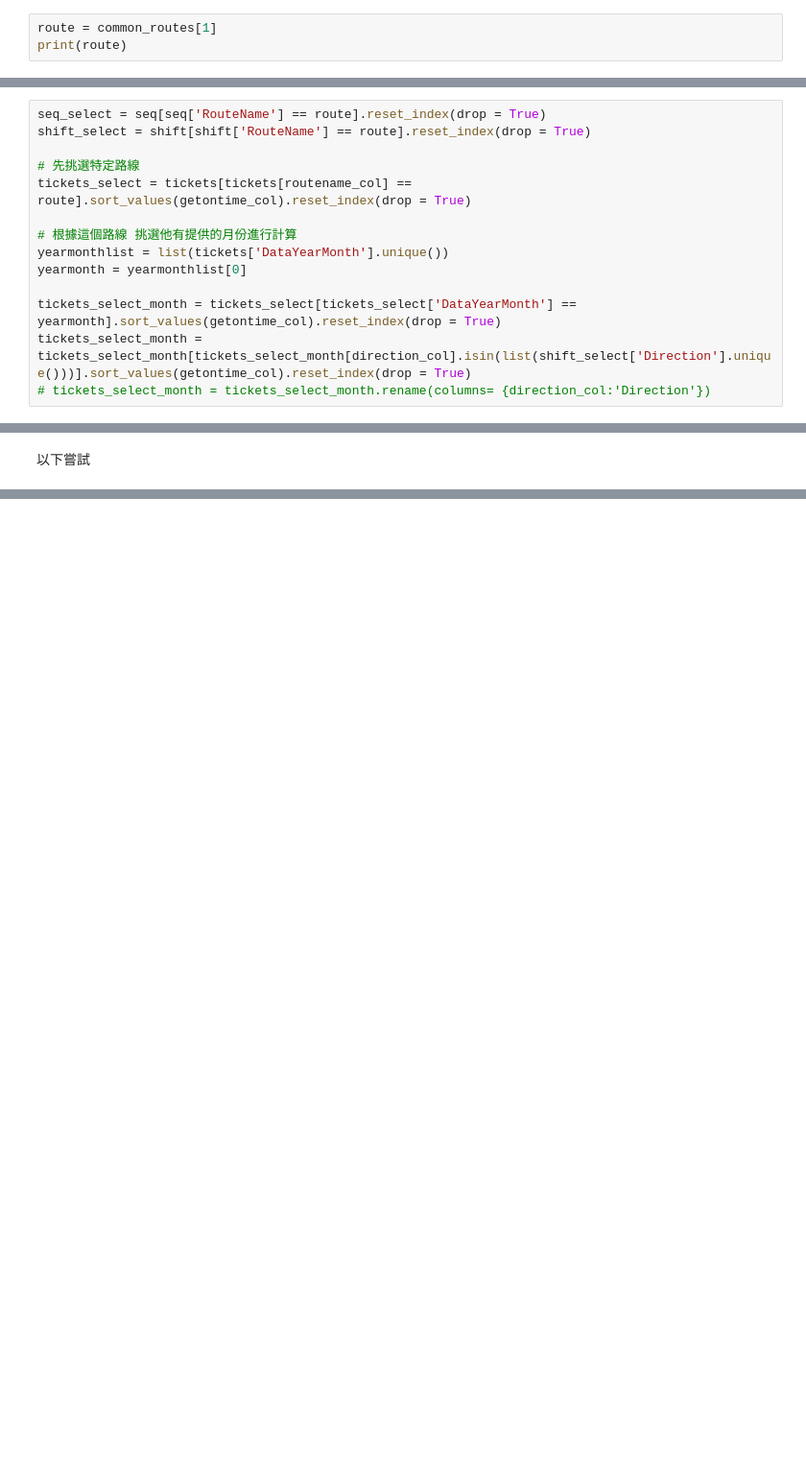
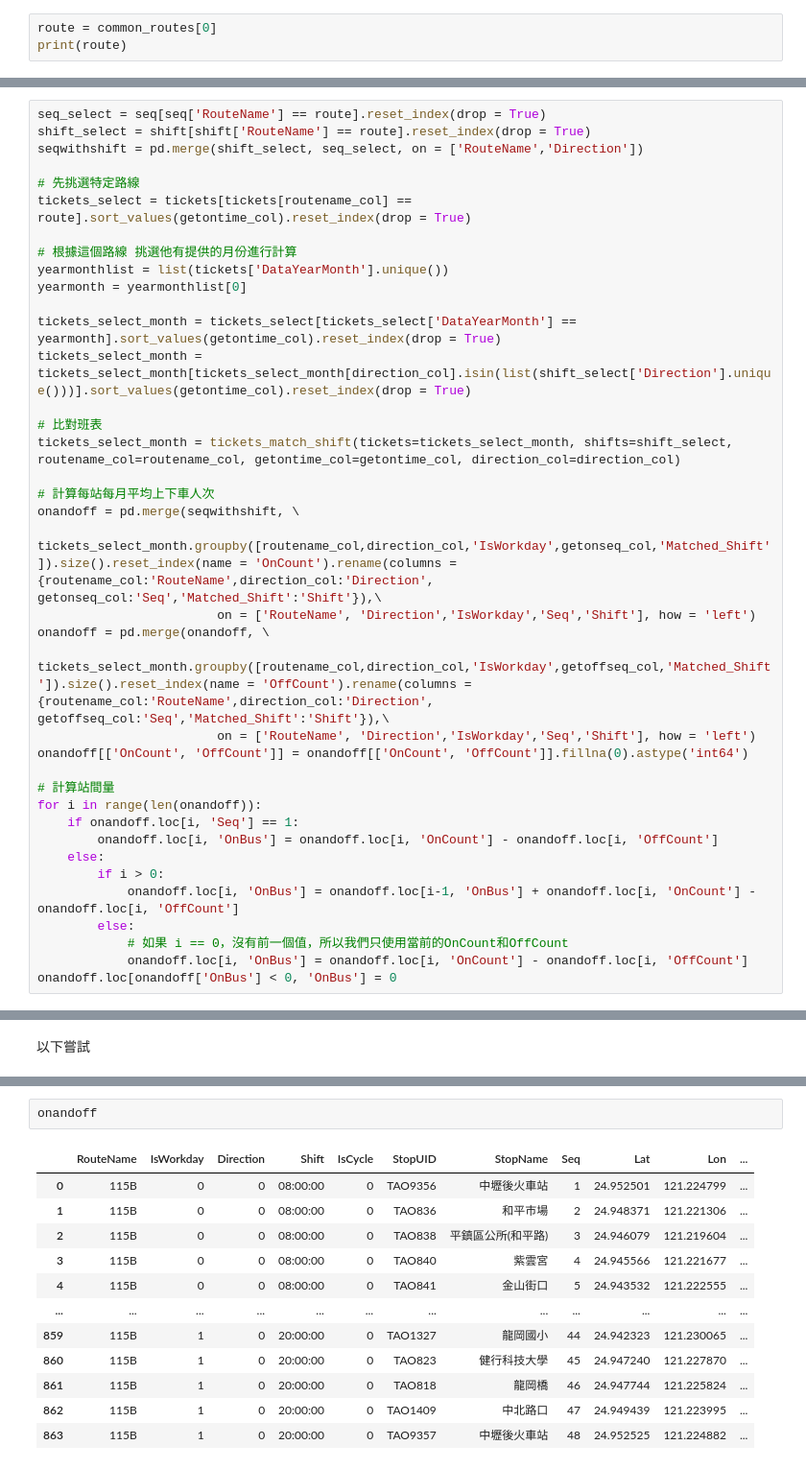
Before and after one commit to KaiChiehKJ/BusFlow, a Jupyter notebook: main.ipynb, the cells around one changed output, grey strips where cells are left out. Shown: that part at 96% size. Saved outputs shown, nothing was run; the diff lists cells and outputs as text; blank space fills up the shorter version.

```diff
--- a/main.ipynb
+++ b/main.ipynb
@@ -247,6 +247,6 @@ except:
 2. 班表 - 站序配對
 3. 計算**上下車人次**及**站間量**
 # %%
-route = common_routes[1]
+route = common_routes[0]
 print(route)
 # %% [output]
@@ -258,6 +258,7 @@ print(route)
 # %%
 seq_select = seq[seq['RouteName'] == route].reset_index(drop = True)
 shift_select = shift[shift['RouteName'] == route].reset_index(drop = True)
+seqwithshift = pd.merge(shift_select, seq_select, on = ['RouteName','Direction'])
 
 # 先挑選特定路線
 tickets_select = tickets[tickets[routename_col] == route].sort_values(getontime_col).reset_index(drop = True)
@@ -268,4 +269,27 @@ yearmonth = yearmonthlist[0]
 
 tickets_select_month = tickets_select[tickets_select['DataYearMonth'] == yearmonth].sort_values(getontime_col).reset_index(drop = True)
 tickets_select_month = tickets_select_month[tickets_select_month[direction_col].isin(list(shift_select['Direction'].unique()))].sort_values(getontime_col).reset_index(drop = True)
-# tickets_select_month = tickets_select_month.rename(columns= {direction_col:'Direction'})
+
+# 比對班表
+tickets_select_month = tickets_match_shift(tickets=tickets_select_month, shifts=shift_select, routename_col=routename_col, getontime_col=getontime_col, direction_col=direction_col)
+
+# 計算每站每月平均上下車人次
+onandoff = pd.merge(seqwithshift, \
+                    tickets_select_month.groupby([routename_col,direction_col,'IsWorkday',getonseq_col,'Matched_Shift']).size().reset_index(name = 'OnCount').rename(columns = {routename_col:'RouteName',direction_col:'Direction', getonseq_col:'Seq','Matched_Shift':'Shift'}),\
+                        on = ['RouteName', 'Direction','IsWorkday','Seq','Shift'], how = 'left')
+onandoff = pd.merge(onandoff, \
+                    tickets_select_month.groupby([routename_col,direction_col,'IsWorkday',getoffseq_col,'Matched_Shift']).size().reset_index(name = 'OffCount').rename(columns = {routename_col:'RouteName',direction_col:'Direction', getoffseq_col:'Seq','Matched_Shift':'Shift'}),\
+                        on = ['RouteName', 'Direction','IsWorkday','Seq','Shift'], how = 'left')
+onandoff[['OnCount', 'OffCount']] = onandoff[['OnCount', 'OffCount']].fillna(0).astype('int64')
+
+# 計算站間量
+for i in range(len(onandoff)):
+    if onandoff.loc[i, 'Seq'] == 1:
+        onandoff.loc[i, 'OnBus'] = onandoff.loc[i, 'OnCount'] - onandoff.loc[i, 'OffCount']
+    else:
+        if i > 0:
+            onandoff.loc[i, 'OnBus'] = onandoff.loc[i-1, 'OnBus'] + onandoff.loc[i, 'OnCount'] - onandoff.loc[i, 'OffCount']
+        else:
+            # 如果 i == 0，沒有前一個值，所以我們只使用當前的OnCount和OffCount
+            onandoff.loc[i, 'OnBus'] = onandoff.loc[i, 'OnCount'] - onandoff.loc[i, 'OffCount']
+onandoff.loc[onandoff['OnBus'] < 0, 'OnBus'] = 0
@@ -292,0 +300,15 @@ tickets_select_month
+# %%
+onandoff
+# %% [output]
+|  | RouteName | IsWorkday | Direction | Shift | IsCycle | StopUID | StopName | Seq | Lat | Lon | ... |
+| 0 | 115B | 0 | 0 | 08:00:00 | 0 | TAO9356 | 中壢後火車站 | 1 | 24.952501 | 121.224799 | ... |
+| 1 | 115B | 0 | 0 | 08:00:00 | 0 | TAO836 | 和平市場 | 2 | 24.948371 | 121.221306 | ... |
+| 2 | 115B | 0 | 0 | 08:00:00 | 0 | TAO838 | 平鎮區公所(和平路) | 3 | 24.946079 | 121.219604 | ... |
+| 3 | 115B | 0 | 0 | 08:00:00 | 0 | TAO840 | 紫雲宮 | 4 | 24.945566 | 121.221677 | ... |
+| 4 | 115B | 0 | 0 | 08:00:00 | 0 | TAO841 | 金山街口 | 5 | 24.943532 | 121.222555 | ... |
+| ... | ... | ... | ... | ... | ... | ... | ... | ... | ... | ... | ... |
+| 859 | 115B | 1 | 0 | 20:00:00 | 0 | TAO1327 | 龍岡國小 | 44 | 24.942323 | 121.230065 | ... |
+| 860 | 115B | 1 | 0 | 20:00:00 | 0 | TAO823 | 健行科技大學 | 45 | 24.947240 | 121.227870 | ... |
+| 861 | 115B | 1 | 0 | 20:00:00 | 0 | TAO818 | 龍岡橋 | 46 | 24.947744 | 121.225824 | ... |
+| 862 | 115B | 1 | 0 | 20:00:00 | 0 | TAO1409 | 中北路口 | 47 | 24.949439 | 121.223995 | ... |
+| 863 | 115B | 1 | 0 | 20:00:00 | 0 | TAO9357 | 中壢後火車站 | 48 | 24.952525 | 121.224882 | ... |
```
Also changed, not shown: parts of 9 cells of this notebook.
